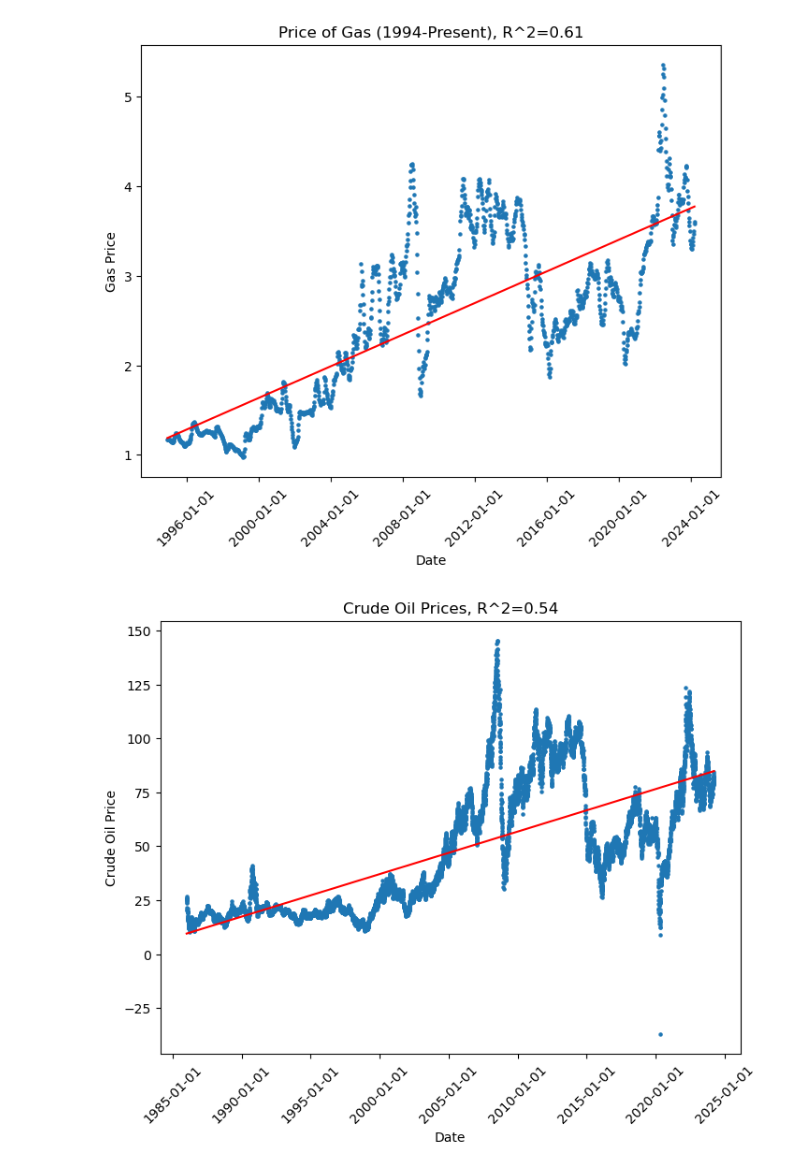
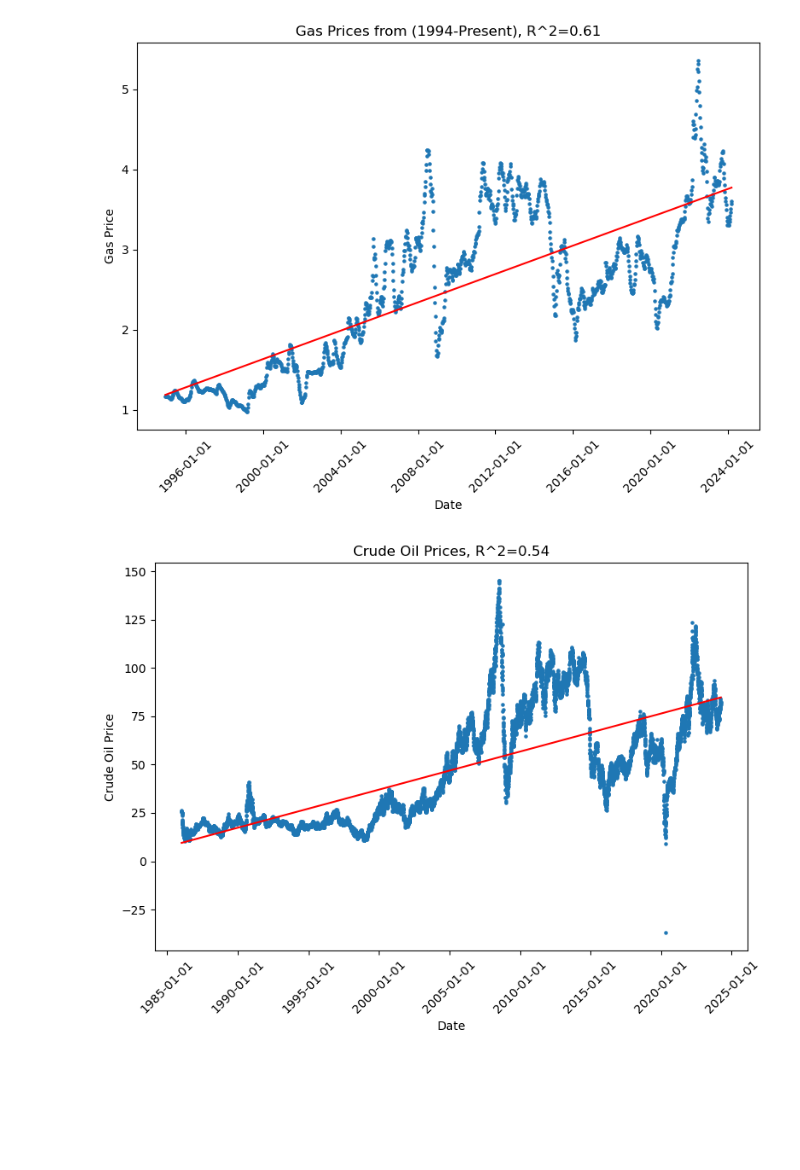
Before and after one commit to Excaliabure/Math150Project, a Jupyter notebook: Juan/Gas_Price.ipynb, the cells around one changed output. Cells and saved outputs as stored; diff of their text form; code cells hidden in the pictures; blank space fills up the shorter version.

```diff
--- a/Juan/Gas_Price.ipynb
+++ b/Juan/Gas_Price.ipynb
@@ -49,33 +49,37 @@ rsqu_crude = model_crude.score(datesforCr, x2Cr)
 
 # Plot Gas Prices
 plt.figure(figsize=(8, 6))
 plt.scatter([dt.datetime.fromtimestamp(ts[0]) for ts in datesforR2], x2int, s=[5])
 plt.plot([dt.datetime.fromtimestamp(ts[0]) for ts in datesforR2], ypred_gas, color='red')
-plt.title('Price of Gas (1994-Present), R^2=' + str(np.round(rsqu_gas, 2)))
+plt.title('Gas Prices from (1994-Present), R^2=' + str(np.round(rsqu_gas, 2)))
 plt.xlabel('Date')
 plt.ylabel('Gas Price')
 
 # Format the x-axis as dates
 plt.gca().xaxis.set_major_formatter(mdates.DateFormatter('%Y-%m-%d'))
 plt.gca().xaxis.set_major_locator(mdates.AutoDateLocator())
 
 plt.xticks(rotation=45)
+plt.tight_layout()  # Adjust layout to fit entire plot
+plt.savefig('Gas_Prices_Plot.png')  # Save the plot as an image
 plt.show()
 
 # Plot Crude Oil Prices
 plt.figure(figsize=(8, 6))
 plt.scatter([dt.datetime.fromtimestamp(ts[0]) for ts in datesforCr], x2Cr, s=[5])
 plt.plot([dt.datetime.fromtimestamp(ts[0]) for ts in datesforCr], ypred_crude, color='red')
 plt.title('Crude Oil Prices, R^2=' + str(np.round(rsqu_crude, 2)))
 plt.xlabel('Date')
 plt.ylabel('Crude Oil Price')
 
 # Format the x-axis as dates
 plt.gca().xaxis.set_major_formatter(mdates.DateFormatter('%Y-%m-%d'))
 plt.gca().xaxis.set_major_locator(mdates.AutoDateLocator())
 
 plt.xticks(rotation=45)
+plt.tight_layout()  # Adjust layout to fit entire plot
+plt.savefig('Crude_Oil_Prices_Plot.png')  # Save the plot as an image
 plt.show()
 # %% [output]
-[figure, old version]
+[figure, new version]
-[figure, old version]
+[figure, new version]
```
Also changed, not shown: 2 other files.
